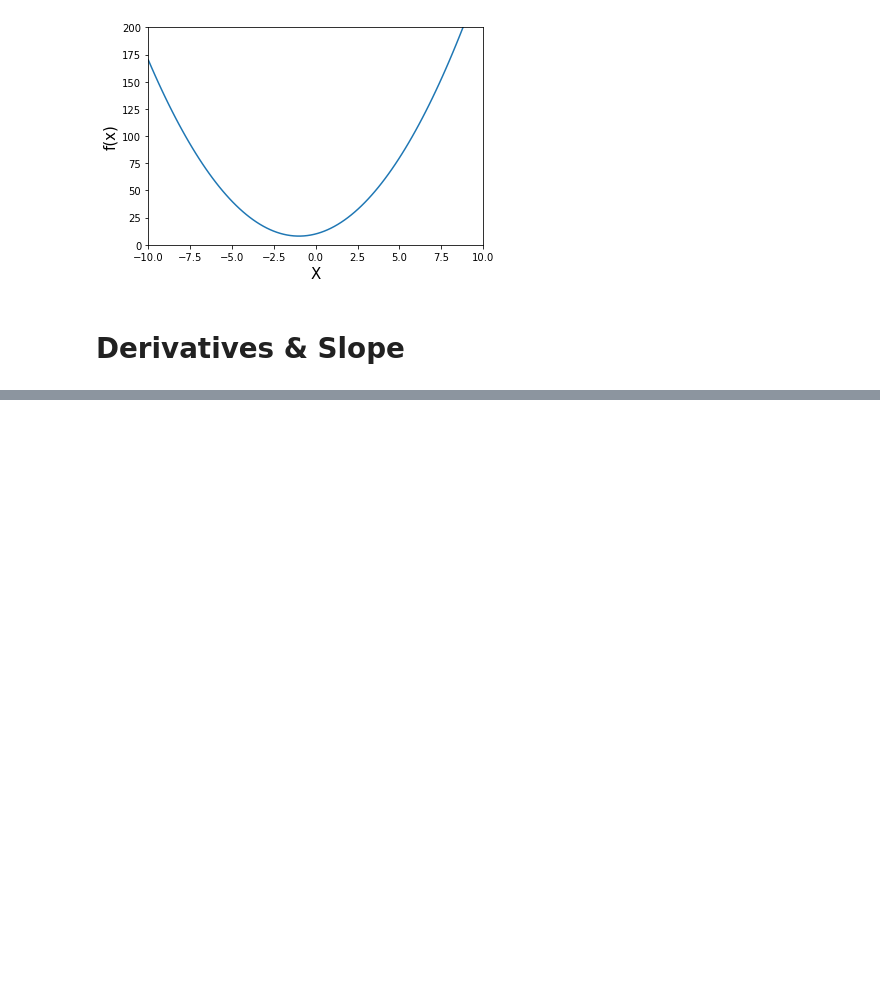
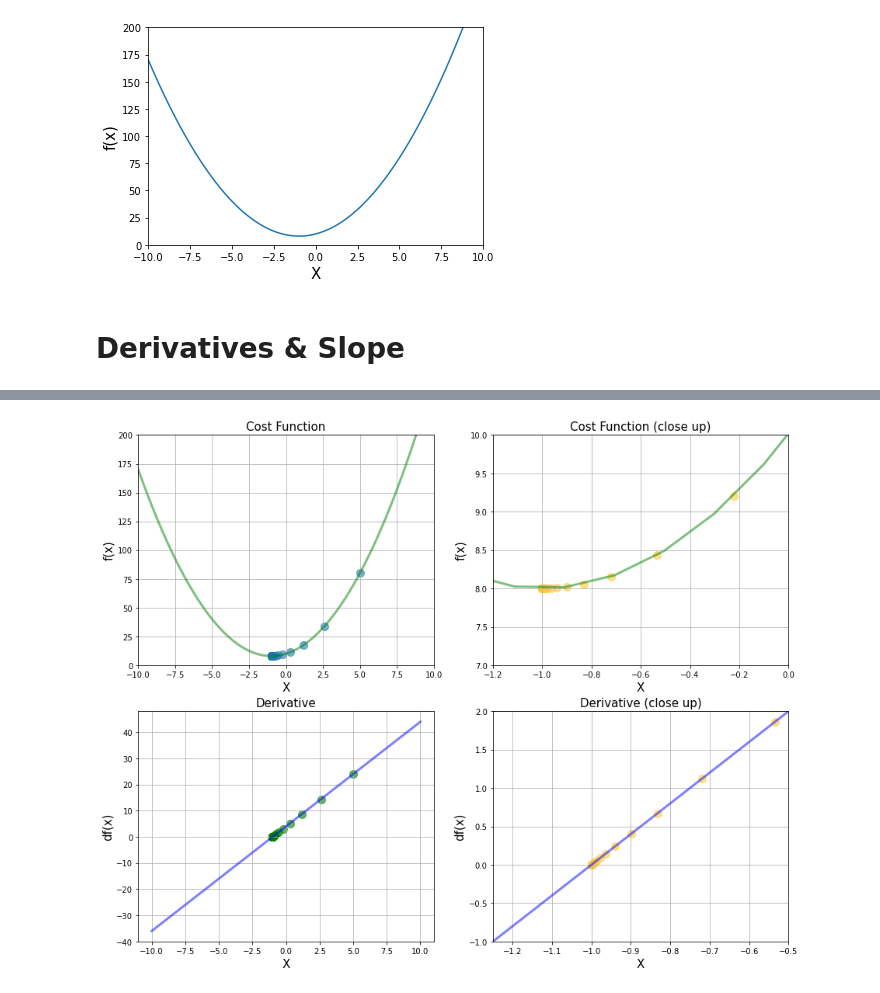
Before and after one commit to JLJL0308/Gradient_Descent_Exercise, a Jupyter notebook: Gradient Descent.ipynb, the cells around one changed output, grey strips where cells are left out. Saved outputs shown, nothing was run; the diff lists cells and outputs as text; code cells hidden in the pictures; blank space fills up the shorter version.

```diff
--- a/Gradient Descent.ipynb
+++ b/Gradient Descent.ipynb
@@ -53,0 +81,50 @@ plt.show()
+# %%
+plt.figure(figsize = [15, 12])
+
+# Cost Function
+plt.subplot(2, 2, 1)
+plt.title("Cost Function", fontsize = 15)
+plt.xlabel("X", fontsize = 15)
+plt.ylabel("f(x)", fontsize = 15)
+plt.xlim(-10, 10)
+plt.ylim(0, 200)
+plt.grid()
+plt.plot(x_1, f(x_1), color = "green", linewidth = 3, alpha = 0.5)
+x_array = np.array(X_list)
+plt.scatter(x_array, f(x_array), s = 100, alpha = 0.6)
+
+# Cost Function (close up)
+plt.subplot(2, 2, 2)
+plt.title("Cost Function (close up)", fontsize = 15)
+plt.xlabel("X", fontsize = 15)
+plt.ylabel("f(x)", fontsize = 15)
+plt.xlim(-1.2, 0)
+plt.ylim(7, 10)
+plt.grid()
+plt.plot(x_1, f(x_1), color = "green", linewidth = 3, alpha = 0.5)
+x_array = np.array(X_list)
+plt.scatter(x_array, f(x_array), s = 100, alpha = 0.6, color = "#ffc93c")
+
+# Derivative
+plt.subplot(2, 2, 3)
+plt.title("Derivative", fontsize = 15)
+plt.xlabel("X", fontsize = 15)
+plt.ylabel("df(x)", fontsize = 15)
+plt.grid()
+plt.plot(x_1, df(x_1), color = "blue", linewidth = 3, alpha = 0.5)
+plt.scatter(x_array, df(x_array), s = 100, alpha = 0.6, color = "green")
+
+# Derivative (close up)
+plt.subplot(2, 2, 4)
+plt.title("Derivative (close up)", fontsize = 15)
+plt.xlabel("X", fontsize = 15)
+plt.ylabel("df(x)", fontsize = 15)
+plt.xlim(-1.25, -0.5)
+plt.ylim(-1, 2)
+plt.grid()
+plt.plot(x_1, df(x_1), color = "blue", linewidth = 3, alpha = 0.5)
+plt.scatter(x_array, df(x_array), s = 100, alpha = 0.6, color = "#ffc93c")
+
+plt.show()
+# %% [output]
+[figure, added]
```
Also changed, not shown: parts of 2 cells of this notebook.
